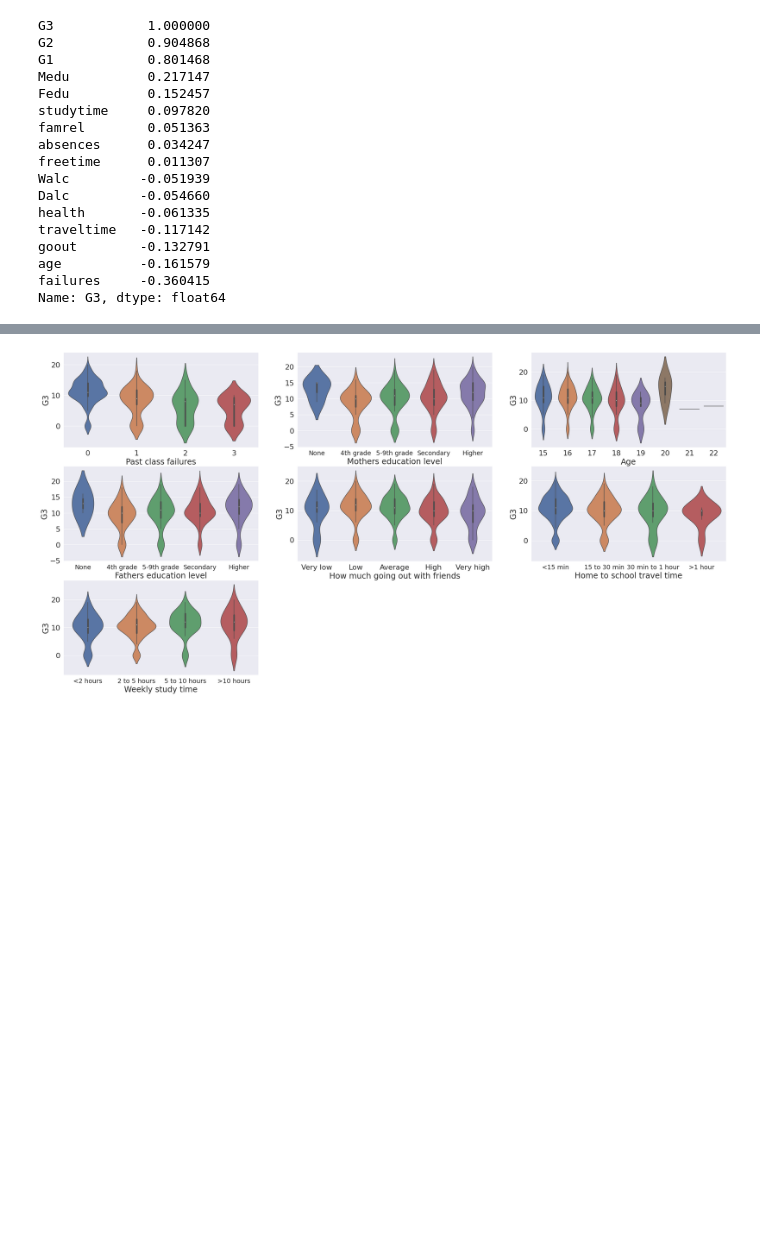
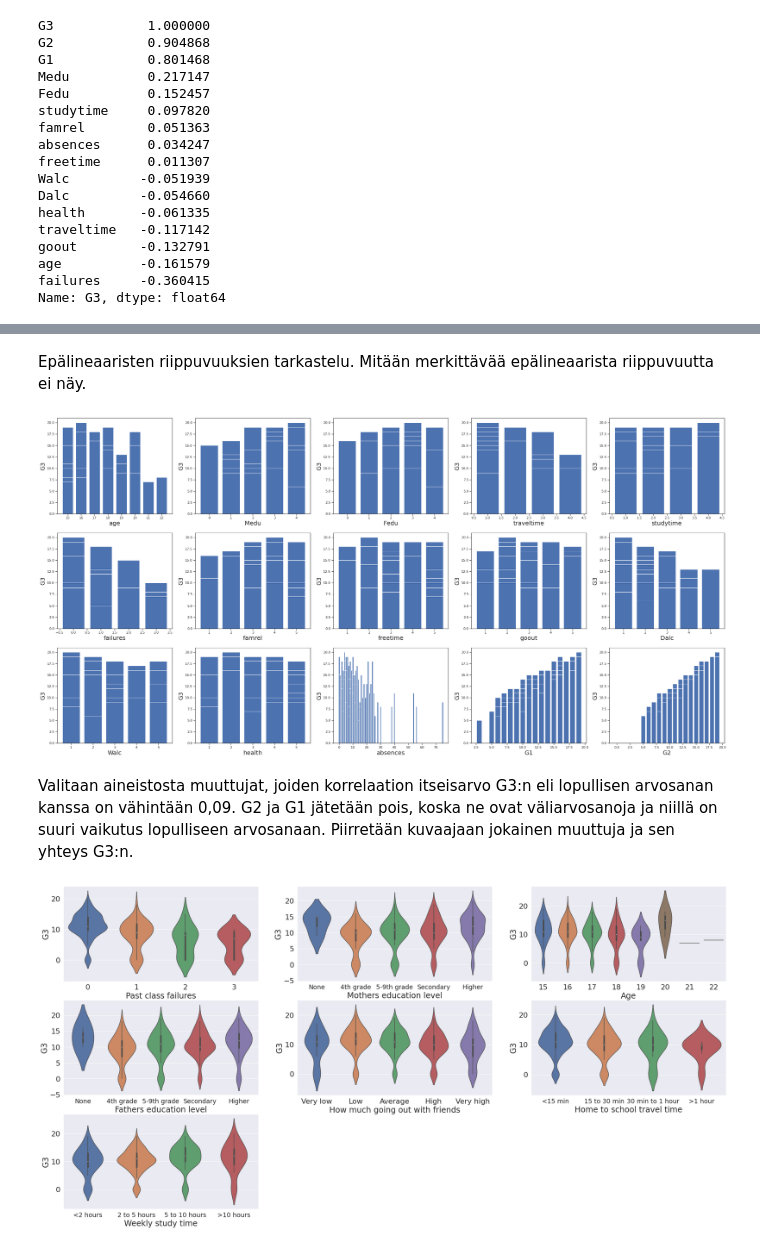
Before and after one commit to emarttila/Koodausnaytteet, a Jupyter notebook: Koneoppiminen_ja_datan_analysointi_(Student_Performance_dataset).ipynb, the cells around one changed output, grey strips where cells are left out. Cells and saved outputs as stored; diff of their text form; code cells hidden in the pictures; blank space fills up the shorter version.

```diff
--- a/Koneoppiminen_ja_datan_analysointi_(Student_Performance_dataset).ipynb
+++ b/Koneoppiminen_ja_datan_analysointi_(Student_Performance_dataset).ipynb
@@ -74 +136,17 @@ Name: G3, dtype: float64
+# %% [markdown]
+Epälineaaristen riippuvuuksien tarkastelu. Mitään merkittävää epälineaarista riippuvuutta ei näy.
+# %%
+counter = 0
+fig, ax = plt.subplots(3,5, figsize = (40,20))
+for i in range(3):
+    for j in range(5):
+        x = dataset[korrelaatio.columns[counter]]
+        ax[i, j].bar(x,dataset['G3'])
+        ax[i, j].set_ylabel('G3',fontsize=20)
+        ax[i, j].set_xlabel(str(korrelaatio.columns[counter]),fontsize=20)
+        counter += 1
+# %% [output]
+[figure, added]
+# %% [markdown]
+Valitaan aineistosta muuttujat, joiden korrelaation itseisarvo G3:n eli lopullisen arvosanan kanssa on vähintään 0,09. G2 ja G1 jätetään pois, koska ne ovat väliarvosanoja ja niillä on suuri vaikutus lopulliseen arvosanaan. Piirretään kuvaajaan jokainen muuttuja ja sen yhteys G3:n.
 # %%
```
Also changed, not shown: parts of 43 cells of this notebook.
